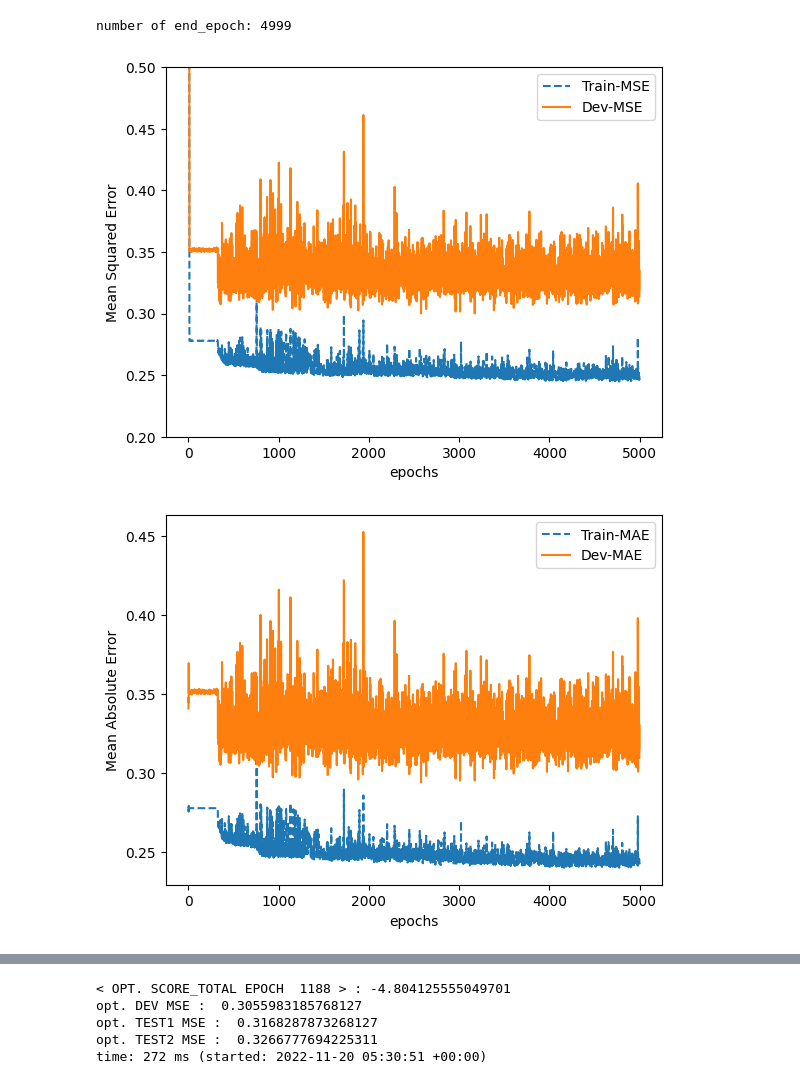
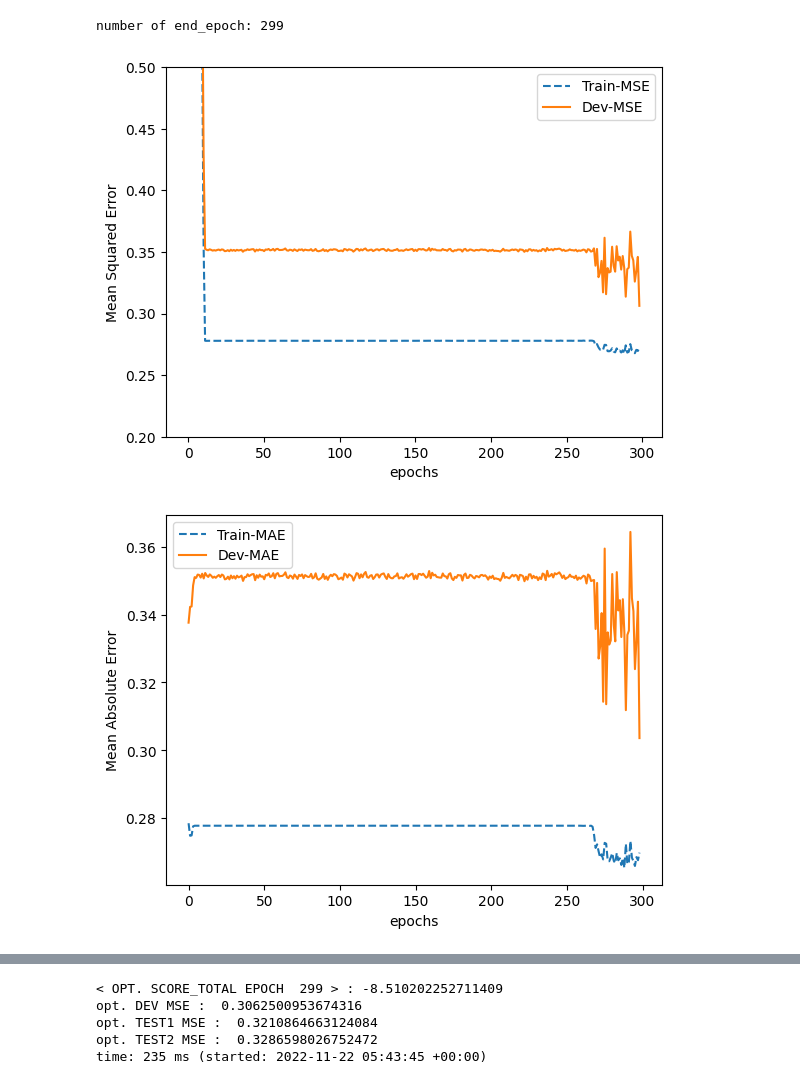
Before and after one commit to theabc50111/ARIMA-LSTM-hybrid-corrcoef-predict, a Jupyter notebook: ywt_library/lstm_weight_evaluation.ipynb, the cells around one changed output, grey strips where cells are left out. Saved outputs shown, nothing was run; the diff lists cells and outputs as text; code cells hidden in the pictures.

Commit message:
remove unnecessary codes of ariam_lstm_pred & add results of cluster_label_test

```diff
--- a/ywt_library/lstm_weight_evaluation.ipynb
+++ b/ywt_library/lstm_weight_evaluation.ipynb
@@ -7,7 +7,7 @@ time: 318 µs (started: 2022-11-20 05:30:48 +00:00)
 # %%
 ELBOW = 5
 
-scores = pd.read_csv("../rebuild_hybrid_model/results/20221119/sp500_20082017-train_train-kS_hyper_lstm_evaluation.csv")
+scores = pd.read_csv("../arima_lstm_hybrid_model_train/results/20221122/sp500_20082017-train_train-kS_hyper_lstm_evaluation.csv")
 mse_columns = ['TRAIN_MSE','DEV_MSE']
 mae_columns = ['TRAIN_MAE','DEV_MAE']
 test_columns = ['TEST1_MSE', 'TEST2_MSE']
@@ -29,33 +29,33 @@ plt.plot(scores[mae_columns[1]][:end_epoch], label="Dev-MAE")
 plt.legend()
 plt.xlabel('epochs')
 plt.ylabel('Mean Absolute Error')
 plt.show()
 plt.close()
 plt.plot(scores[test_columns[0]][:end_epoch],'--', label="Test1-MSE")
 plt.plot(scores[test_columns[1]][:end_epoch], label="Test2-MSE")
 plt.legend()
 plt.xlabel('epochs')
 plt.ylabel('Mean Squared Error')
 plt.show()
 plt.close()
 
 
 
 mse_columns = ['TRAIN_MSE','DEV_MSE']
 # score_diff = (scores[mse_columns[1]]-scores[mse_columns[0]])[ELBOW:]
 # score_sum = (scores[mse_columns[1]]+scores[mse_columns[0]])[ELBOW:]
 score_diff = (scores['DEV_MSE'] - scores['TRAIN_MSE'])
 score_sum = (scores['DEV_MSE'] + scores['TRAIN_MSE'])
 
 score_diff_norm = (score_diff - np.mean(score_diff))/np.std(score_diff)
 score_sum_norm = (score_sum - np.mean(score_sum))/np.std(score_sum)
 score_total = score_diff_norm + score_sum_norm
 idx = np.argmin(score_total)
 print('< OPT. SCORE_TOTAL EPOCH ',str(idx+1),'> : '+str(score_total[idx]))
 print('opt. DEV MSE : ',str(scores[mse_columns[1]][idx]))
 print('opt. TEST1 MSE : ',str(scores[test_columns[0]][idx]))
 print('opt. TEST2 MSE : ',str(scores[test_columns[1]][idx]))
 # %% [output]
-number of end_epoch: 4999
+number of end_epoch: 299
-[figure, old version]
+[figure, new version]
-[figure, old version]
+[figure, new version]
@@ -63,8 +63,8 @@ number of end_epoch: 4999
-< OPT. SCORE_TOTAL EPOCH  1188 > : -4.804125555049701
-opt. DEV MSE :  0.3055983185768127
-opt. TEST1 MSE :  0.3168287873268127
-opt. TEST2 MSE :  0.3266777694225311
-time: 272 ms (started: 2022-11-20 05:30:51 +00:00)
+< OPT. SCORE_TOTAL EPOCH  299 > : -8.510202252711409
+opt. DEV MSE :  0.3062500953674316
+opt. TEST1 MSE :  0.3210864663124084
+opt. TEST2 MSE :  0.3286598026752472
+time: 235 ms (started: 2022-11-22 05:43:45 +00:00)
 # %%
 print(idx)
 for i in range(4510, 4610):
```
Also changed, not shown: parts of 2 cells of this notebook, 49 other files.
